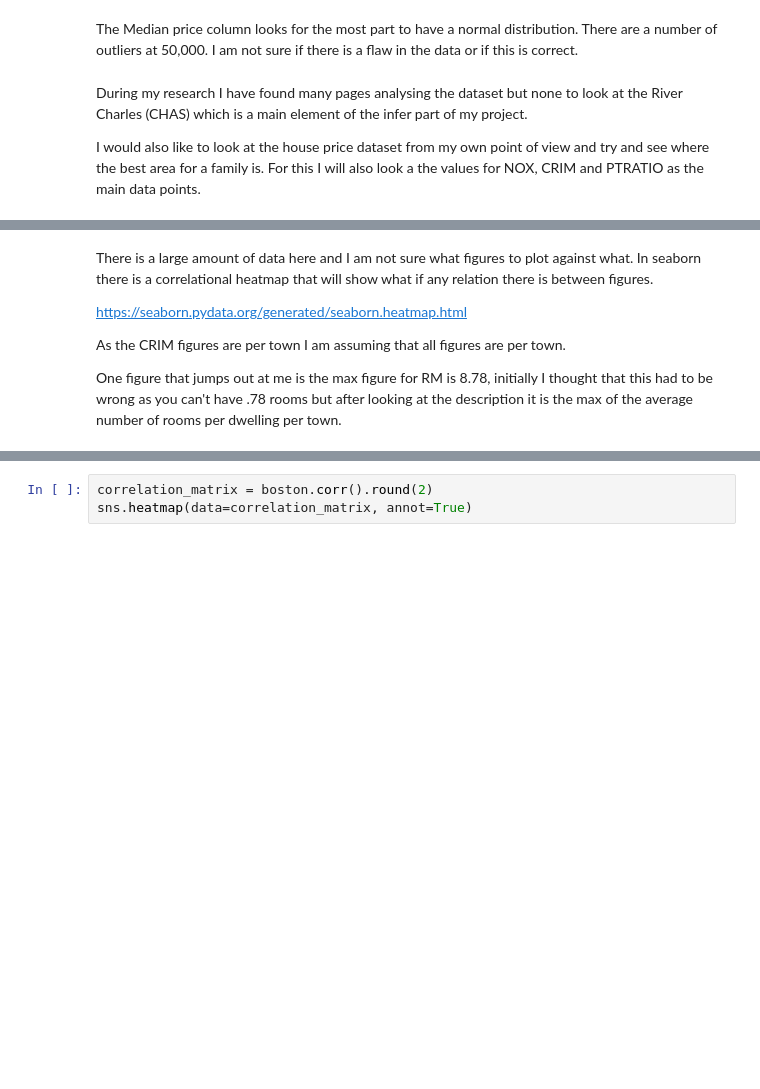
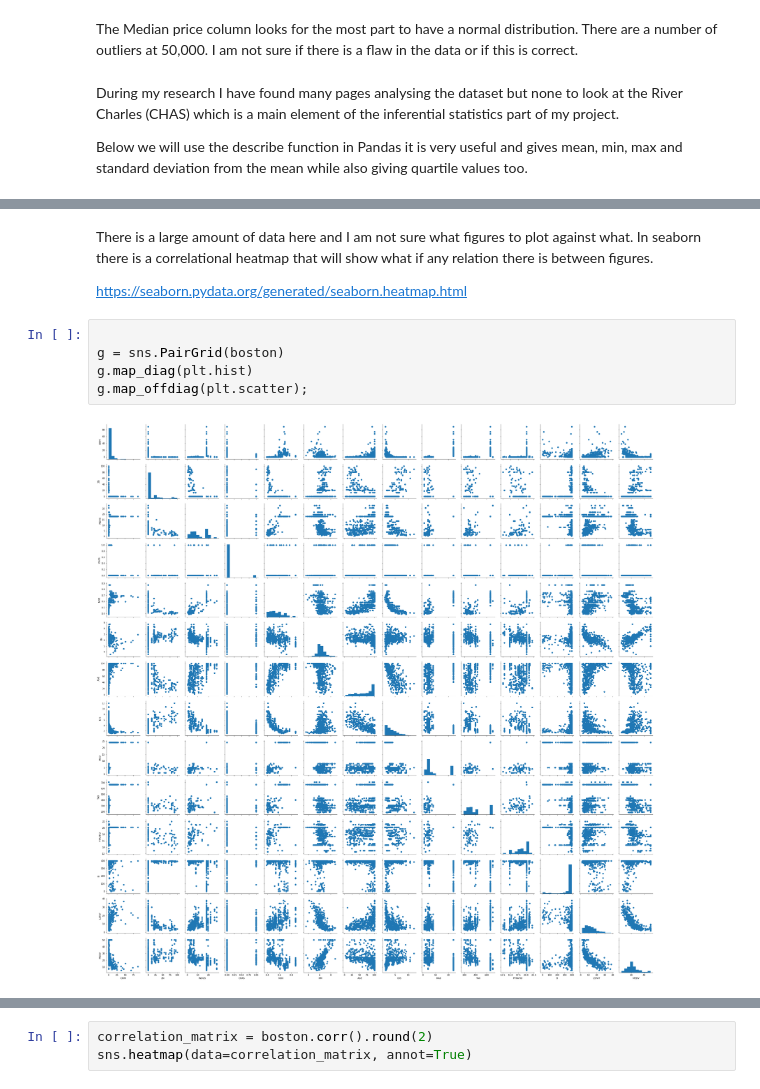
Before and after one commit to MichaelORegan/52954_MACHINE_LEARNING_AND_STATISTICS, a Jupyter notebook: 52954 Project Boston House Price Dataset.ipynb, the cells around one changed output, grey strips where cells are left out. Saved outputs shown, nothing was run; the diff lists cells and outputs as text; blank space fills up the shorter version.

```diff
--- a/52954 Project Boston House Price Dataset.ipynb
+++ b/52954 Project Boston House Price Dataset.ipynb
@@ -250,9 +261,9 @@ plt.show()
 # %% [markdown]
 The Median price column looks for the most part to have a normal distribution.  There are a number of outliers at 50,000.  I am not sure if there is a flaw in the data or if this is correct.
 # %% [markdown]
-During my research I have found many pages analysing the dataset but none to look at the River Charles (CHAS) which is a main element of the infer part of my project.
+During my research I have found many pages analysing the dataset but none to look at the River Charles (CHAS) which is a main element of the inferential statistics part of my project.
 
-I would also like to look at the house price dataset from my own point of view and try and see where the best area for a family is. For this I will also look a the values for NOX, CRIM and PTRATIO as the main data points.
+Below we will use the describe function in Pandas it is very useful and gives mean, min, max and standard deviation from the mean while also giving quartile values too.
 # %%
 boston.describe()
 # %% [output]
@@ -269,7 +280,10 @@ boston.describe()
 There is a large amount of data here and I am not sure what figures to plot against what.  In seaborn there is a correlational heatmap that will show what if any relation there is between figures.
 
 https://seaborn.pydata.org/generated/seaborn.heatmap.html
-
-As the CRIM figures are per town I am assuming that all figures are per town.
-
-One figure that jumps out at me is the max figure for RM is 8.78, initially I thought that this had to be wrong as you can't have .78 rooms but after looking at the description it is the max of the average number of rooms per dwelling per town.
+# %%
+
+g = sns.PairGrid(boston)
+g.map_diag(plt.hist)
+g.map_offdiag(plt.scatter);
+# %% [output]
+[figure, added]
```
Also changed, not shown: parts of 46 cells of this notebook.
